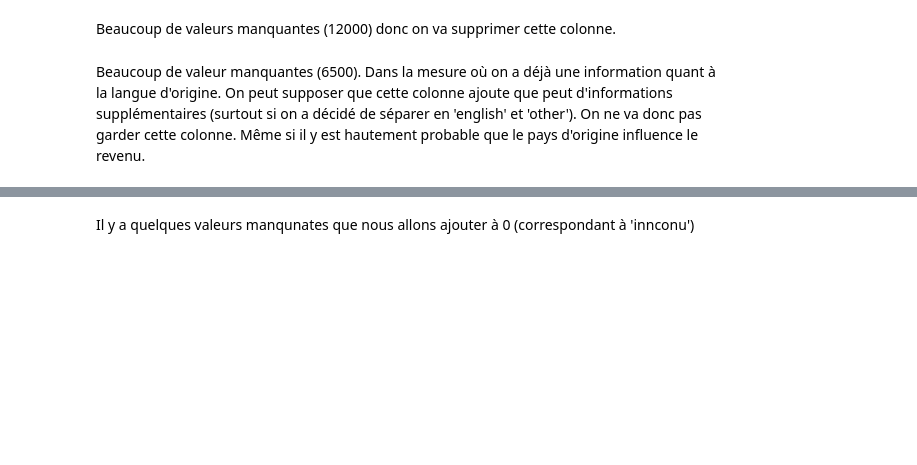
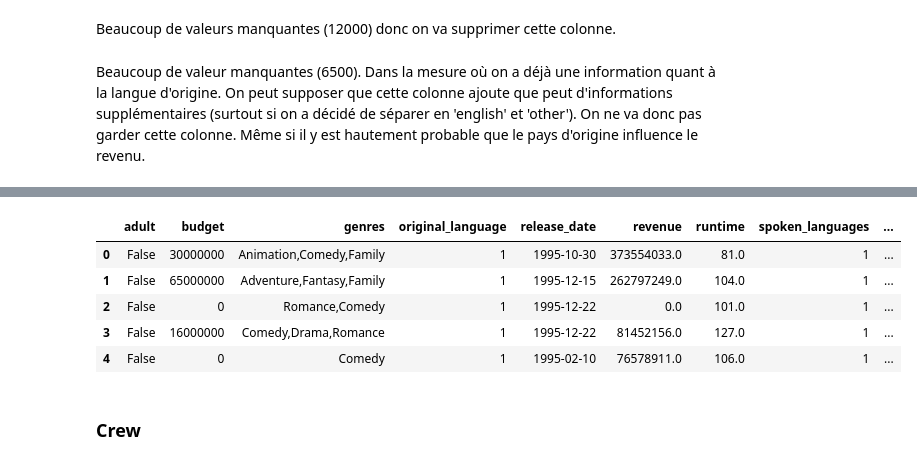
Before and after one commit to Aaramis/Film_recommandation, a Jupyter notebook: data_transformation.ipynb, the cells around one changed output, grey strips where cells are left out. Cells and saved outputs as stored; diff of their text form; code cells hidden in the pictures; blank space fills up the shorter version.

```diff
--- a/data_transformation.ipynb
+++ b/data_transformation.ipynb
@@ -48,9 +54,9 @@ df.spoken_languages = df.spoken_languages.map(lambda x: [d['name'] for d in get_
 # df['characters'] = df.cast.map(lambda x: [d['character'] for d in get_dictionary(x)]).map(lambda x: ','.join(map(str, x)))
 df['characters_gender'] = df.cast.map(lambda x: [d['gender'] for d in get_dictionary(x)]).map(lambda x: ','.join(map(str, x)))
 # df['actors'] = df.cast.map(lambda x: [d['name'] for d in get_dictionary(x)]).map(lambda x: ','.join(map(str, x)))
-df['actors_order'] = df.cast.map(lambda x: [d['order'] for d in get_dictionary(x)]).map(lambda x: ','.join(map(str, x)))
+# df['actors_order'] = df.cast.map(lambda x: [d['order'] for d in get_dictionary(x)]).map(lambda x: ','.join(map(str, x)))
 # df.crew = df.crew.map(lambda x: [d['name'] for d in get_dictionary(x)]).map(lambda x: ','.join(map(str, x)))
-df['crew_gender'] = df.cast.map(lambda x: [d['gender'] for d in get_dictionary(x)]).map(lambda x: ','.join(map(str, x)))
+df['crew_gender'] = df.crew.map(lambda x: [d['gender'] for d in get_dictionary(x)]).map(lambda x: ','.join(map(str, x)))
 # %%
 df.pop('production_companies')
 df.pop('production_countries')
@@ -116 +152,6 @@ Il y a 75 langues différentes. On va procéder au même tri que précédemment,
+# %%
+language_size = []
+for i in df['spoken_languages']:
+    language_size.append((len(i.split(','))))
+df = df.assign(nb_language = language_size)
 # %%
@@ -130,2 +179,40 @@ print(len(Counter(gender_list)))
-# %% [markdown]
-Il y a quelques valeurs manqunates que nous allons ajouter à 0 (correspondant à 'innconu')
+# %%
+# df.characters_gender = df.characters_gender.fillna(0)
+i = 0
+nb_cha = []
+order_f = []
+ratio_f = []
+ratio_h = []
+for line in df.characters_gender :
+    liste = line.split(',')
+    zero = liste.count('0')
+    fem = liste.count('1')
+    hom = liste.count('2')
+    if fem > 0:
+        order_f.append(liste.index('1'))
+    else :
+        order_f.append(fem + hom + zero)
+    nb_cha.append(fem + hom + zero)
+    if ((fem + hom + zero) > 0) :
+        ratio_f.append(fem /(fem + hom + zero))
+        ratio_h.append(hom /(fem + hom + zero))
+    else :
+        ratio_f.append(0)
+        ratio_h.append(0)
+    # print(zero,fem,hom)
+
+df = df.assign(nb_ch = nb_cha)
+df = df.assign(r_fem_ch = ratio_f)
+df = df.assign(r_hom_ch = ratio_h)
+df = df.assign(order_fem = order_f)
+df.head()
+# df.pop('C')
+# %% [output]
+|  | adult | budget | genres | original_language | release_date | revenue | runtime | spoken_languages | ... |
+| 0 | False | 30000000 | Animation,Comedy,Family | 1 | 1995-10-30 | 373554033.0 | 81.0 | 1 | ... |
+| 1 | False | 65000000 | Adventure,Fantasy,Family | 1 | 1995-12-15 | 262797249.0 | 104.0 | 1 | ... |
+| 2 | False | 0 | Romance,Comedy | 1 | 1995-12-22 | 0.0 | 101.0 | 1 | ... |
+| 3 | False | 16000000 | Comedy,Drama,Romance | 1 | 1995-12-22 | 81452156.0 | 127.0 | 1 | ... |
+| 4 | False | 0 | Comedy | 1 | 1995-02-10 | 76578911.0 | 106.0 | 1 | ... |
+# %% [markdown]
+### Crew
```
Also changed, not shown: parts of 38 cells of this notebook, 3 other files.
